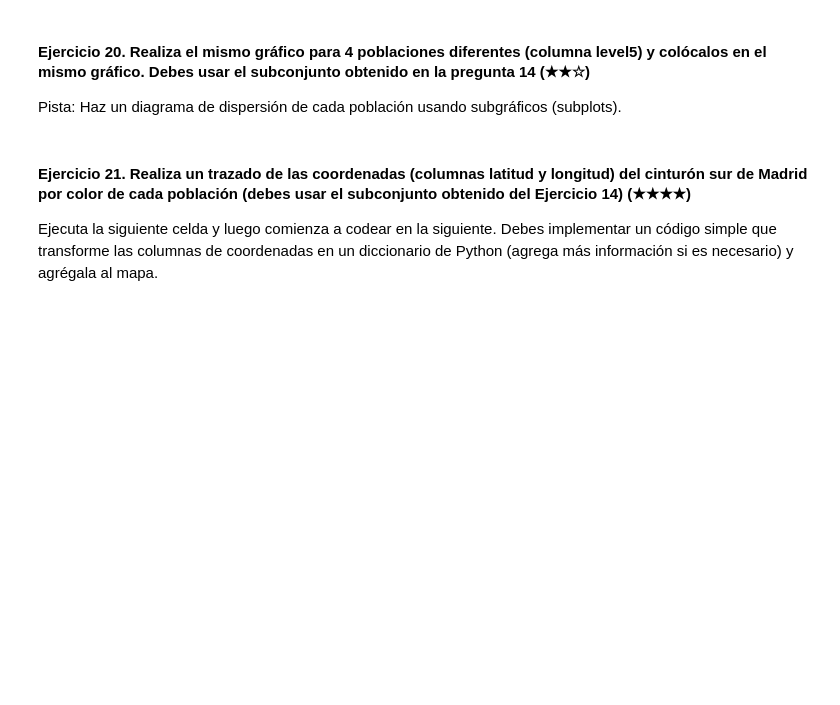
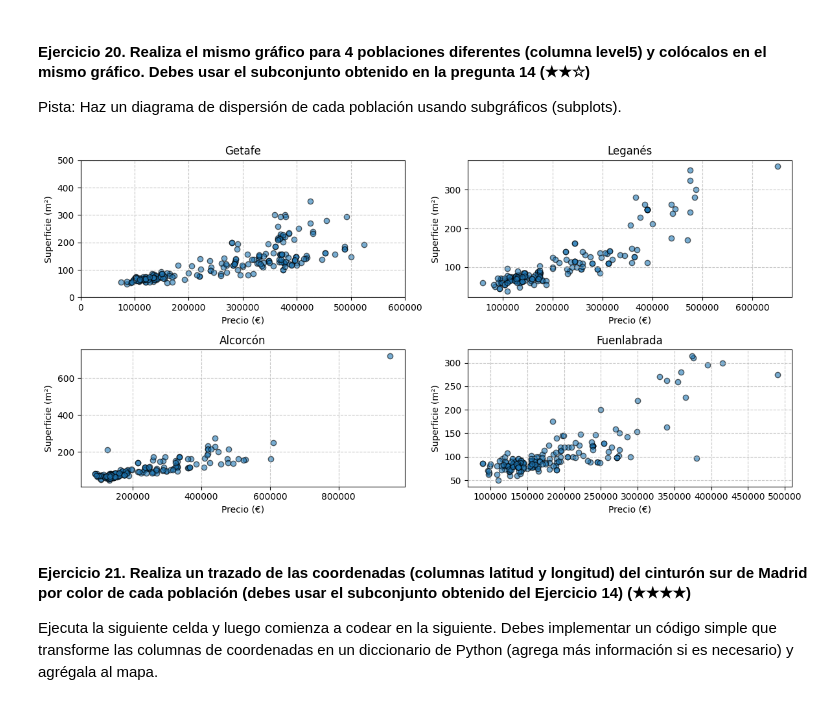
Before and after one commit to 4GeeksAcademy/Proyecto_1_realestate-datacleanup-exercise, a Jupyter notebook: project.es.ipynb, the cells around one changed output. Saved outputs shown, nothing was run; the diff lists cells and outputs as text; code cells hidden in the pictures; blank space fills up the shorter version.

```diff
--- a/project.es.ipynb
+++ b/project.es.ipynb
@@ -376,7 +426,54 @@ Pista: Crea una nueva columna llamada `pps` (price per square en inglés) y lueg
 #### Ejercicio 20. Realiza el mismo gráfico para 4 poblaciones diferentes (columna level5) y colócalos en el mismo gráfico. Debes usar el subconjunto obtenido en la pregunta 14 (★★☆)
 Pista: Haz un diagrama de dispersión de cada población usando subgráficos (subplots).
 # %%
-# TODO
+indice_geta = cs[cs['level5'] == 'Getafe'].index
+precios_generales_geta = cs.loc[indice_geta, "price"]
+superficie_general_geta = cs.loc[indice_geta, "surface"]
+
+indice_lega = cs[cs['level5'] == 'Leganés'].index
+precios_generales_lega = cs.loc[indice_lega, "price"]
+superficie_general_lega = cs.loc[indice_lega, "surface"]
+
+indice_alco = cs[cs['level5'] == 'Alcorcón'].index
+precios_generales_alco = cs.loc[indice_alco, "price"]
+superficie_general_alco = cs.loc[indice_alco, "surface"]
+
+indice_fuenla = cs[cs['level5'] == 'Fuenlabrada'].index
+precios_generales_fuenla = cs.loc[indice_fuenla, "price"]
+superficie_general_fuenla = cs.loc[indice_fuenla, "surface"]
+
+fig, axs = plt.subplots(2, 2, figsize=(12, 6))
+
+axs[0, 0].scatter(precios_generales_geta, superficie_general_geta, label = "Relación entre precio y superfice Getafe", edgecolors='k', alpha=0.6)
+axs[0, 0].set_title('Getafe')
+axs[0, 0].set_xlabel("Precio (€)")
+axs[0, 0].set_ylabel("Superficie (m²)")
+axs[0, 0].set_xlim(0, 600000) # En Getafe he tenido que ajustar los rangos de precio porque eran muy elevados y se salian del gráfico.
+axs[0, 0].set_ylim(0, 500)
+axs[0, 0].grid(linestyle='--', alpha=0.7)
+
+axs[0, 1].scatter(precios_generales_lega, superficie_general_lega, label = "Relación entre precio y superfice Leganés", edgecolors='k', alpha=0.6)
+axs[0, 1].set_title('Leganés')
+axs[0, 1].set_xlabel("Precio (€)")
+axs[0, 1].set_ylabel("Superficie (m²)")
+axs[0, 1].grid(linestyle='--', alpha=0.7)
+
+axs[1, 0].scatter(precios_generales_alco, superficie_general_alco, label = "Relación entre precio y superfice Alcorcón", edgecolors='k', alpha=0.6)
+axs[1, 0].set_title('Alcorcón')
+axs[1, 0].set_xlabel("Precio (€)")
+axs[1, 0].set_ylabel("Superficie (m²)")
+axs[1, 0].grid(linestyle='--', alpha=0.7)
+
+axs[1, 1].scatter(precios_generales_fuenla, superficie_general_fuenla, label = "Relación entre precio y superfice Fuenlabrada", edgecolors='k', alpha=0.6)
+axs[1, 1].set_title('Fuenlabrada')
+axs[1, 1].set_xlabel("Precio (€)")
+axs[1, 1].set_ylabel("Superficie (m²)")
+axs[1, 1].grid(linestyle='--', alpha=0.7)
+
+plt.tight_layout()
+plt.show()
+# %% [output]
+[figure, added]
 # %% [markdown]
 #### Ejercicio 21. Realiza un trazado de las coordenadas (columnas latitud y longitud) del cinturón sur de Madrid por color de cada población (debes usar el subconjunto obtenido del Ejercicio 14) (★★★★)
 
```
Also changed, not shown: parts of 2 cells of this notebook.
